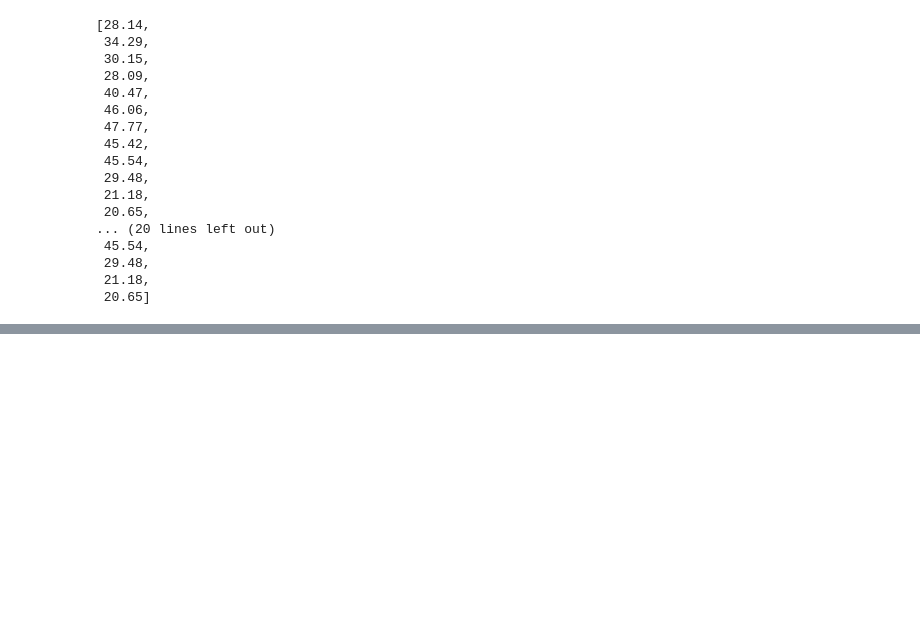
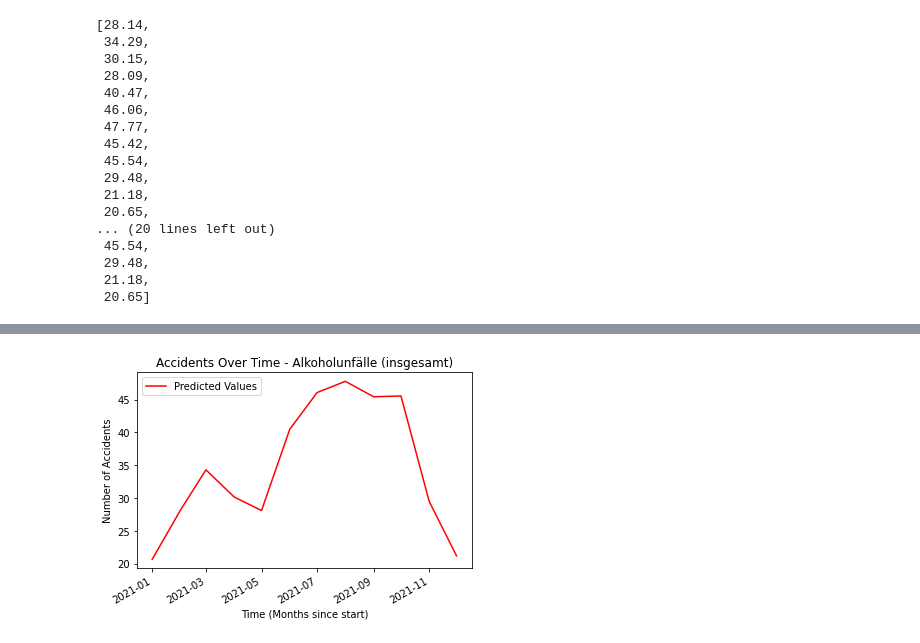
Before and after one commit to sarahelmasryy/dps-challenge, a Jupyter notebook: AI_model.ipynb, the cells around one changed output, grey strips where cells are left out. Cells and saved outputs as stored; diff of their text form; code cells hidden in the pictures; blank space fills up the shorter version.

```diff
--- a/AI_model.ipynb
+++ b/AI_model.ipynb
@@ -205,0 +221,12 @@ plt.show()
+# %%
+# Visualize the historical data and the predicted value
+# plt.plot( ['Month'], filtered_df['Value'], label='Historical Data')
+plt.plot(df_after['Date'].tail(12), predictions[23:35], color='red', label='Predicted Values')
+plt.xlabel('Time (Months since start)')
+plt.ylabel('Number of Accidents')
+plt.title(f'Accidents Over Time - {category} ({accident_type})')
+plt.gcf().autofmt_xdate()
+plt.legend()
+plt.show()
+# %% [output]
+[figure, added]
```
Also changed, not shown: parts of 12 cells of this notebook, 2 other files.
